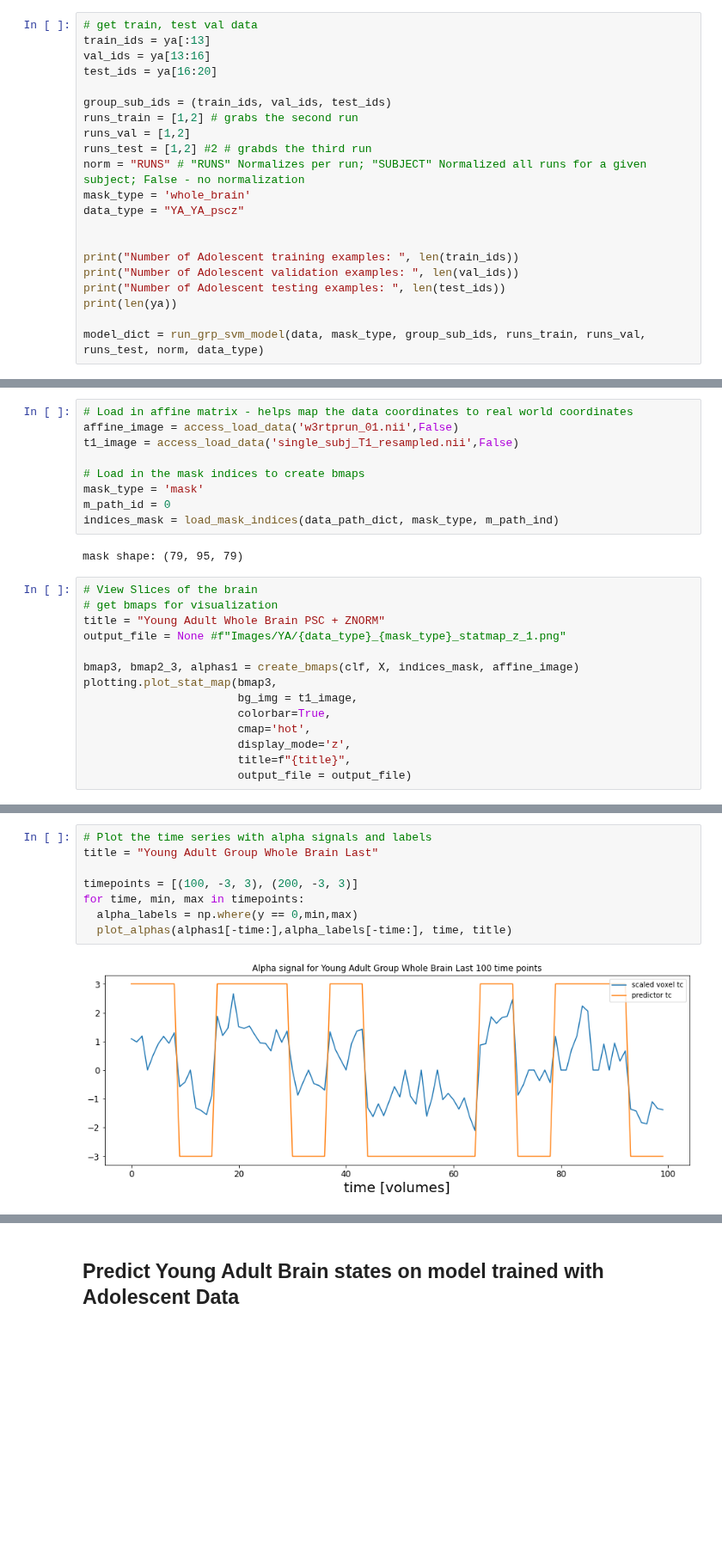
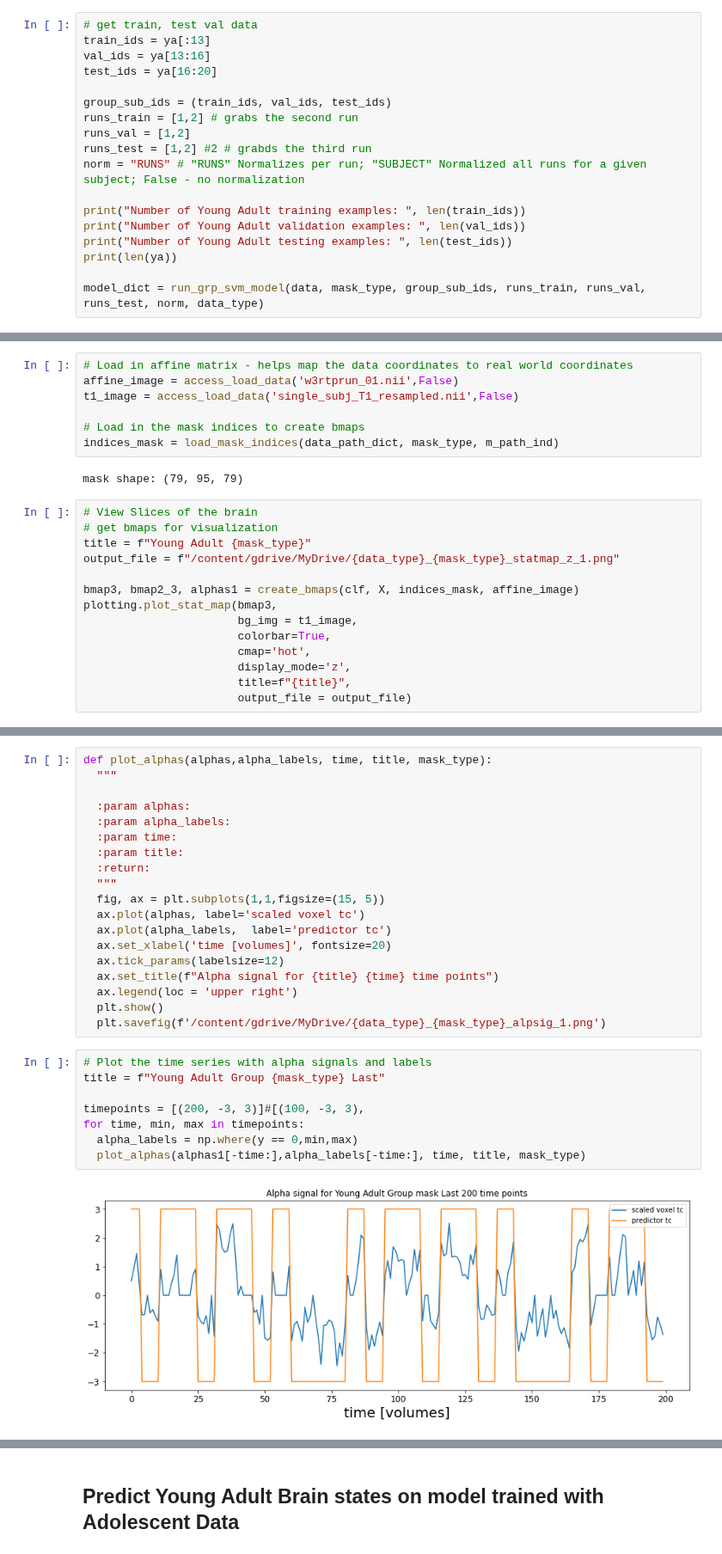
Before and after one commit to staceybeck/teambrainiac, a Jupyter notebook: source/SVM_Group_YA_Whole_brain.ipynb, the cells around one changed output, grey strips where cells are left out. Shown at 86% size. Cells and saved outputs as stored; diff of their text form; blank space fills up the shorter version.

```diff
--- a/source/SVM_Group_YA_Whole_brain.ipynb
+++ b/source/SVM_Group_YA_Whole_brain.ipynb
@@ -150,13 +155,10 @@ runs_train = [1,2] # grabs the second run
 runs_val = [1,2]
 runs_test = [1,2] #2 # grabds the third run
 norm = "RUNS" # "RUNS" Normalizes per run; "SUBJECT" Normalized all runs for a given subject; False - no normalization
-mask_type = 'whole_brain'
-data_type = "YA_YA_pscz"
 
-
-print("Number of Adolescent training examples: ", len(train_ids))
-print("Number of Adolescent validation examples: ", len(val_ids))
-print("Number of Adolescent testing examples: ", len(test_ids))
+print("Number of Young Adult training examples: ", len(train_ids))
+print("Number of Young Adult validation examples: ", len(val_ids))
+print("Number of Young Adult testing examples: ", len(test_ids))
 print(len(ya))
 
 model_dict = run_grp_svm_model(data, mask_type, group_sub_ids, runs_train, runs_val, runs_test, norm, data_type)
@@ -231,16 +222,14 @@ affine_image = access_load_data('w3rtprun_01.nii',False)
 t1_image = access_load_data('single_subj_T1_resampled.nii',False)
 
 # Load in the mask indices to create bmaps
-mask_type = 'mask'
-m_path_id = 0
 indices_mask = load_mask_indices(data_path_dict, mask_type, m_path_ind)
 # %% [output]
 mask shape: (79, 95, 79)
 # %%
 # View Slices of the brain
 # get bmaps for visualization
-title = "Young Adult Whole Brain PSC + ZNORM"
-output_file = None #f"Images/YA/{data_type}_{mask_type}_statmap_z_1.png"
+title = f"Young Adult {mask_type}"
+output_file = f"/content/gdrive/MyDrive/{data_type}_{mask_type}_statmap_z_1.png"
 
 bmap3, bmap2_3, alphas1 = create_bmaps(clf, X, indices_mask, affine_image)
 plotting.plot_stat_map(bmap3,
@@ -287,11 +270,30 @@ plotting.plot_stat_map(threshold_value_img,
+# %%
+def plot_alphas(alphas,alpha_labels, time, title, mask_type):
+  """
+
+  :param alphas:
+  :param alpha_labels:
+  :param time:
+  :param title:
+  :return:
+  """
+  fig, ax = plt.subplots(1,1,figsize=(15, 5))
+  ax.plot(alphas, label='scaled voxel tc')
+  ax.plot(alpha_labels,  label='predictor tc')
+  ax.set_xlabel('time [volumes]', fontsize=20)
+  ax.tick_params(labelsize=12)
+  ax.set_title(f"Alpha signal for {title} {time} time points")
+  ax.legend(loc = 'upper right')
+  plt.show()
+  plt.savefig(f'/content/gdrive/MyDrive/{data_type}_{mask_type}_alpsig_1.png')
 # %%
 # Plot the time series with alpha signals and labels
-title = "Young Adult Group Whole Brain Last"
+title = f"Young Adult Group {mask_type} Last"
 
-timepoints = [(100, -3, 3), (200, -3, 3)]
+timepoints = [(200, -3, 3)]#[(100, -3, 3),
 for time, min, max in timepoints:
   alpha_labels = np.where(y == 0,min,max)
-  plot_alphas(alphas1[-time:],alpha_labels[-time:], time, title)
+  plot_alphas(alphas1[-time:],alpha_labels[-time:], time, title, mask_type)
 # %% [output]
-[figure, old version]
+[figure, new version]
 <Figure size 432x288 with 0 Axes>
```
Also changed, not shown: parts of 13 cells of this notebook.
